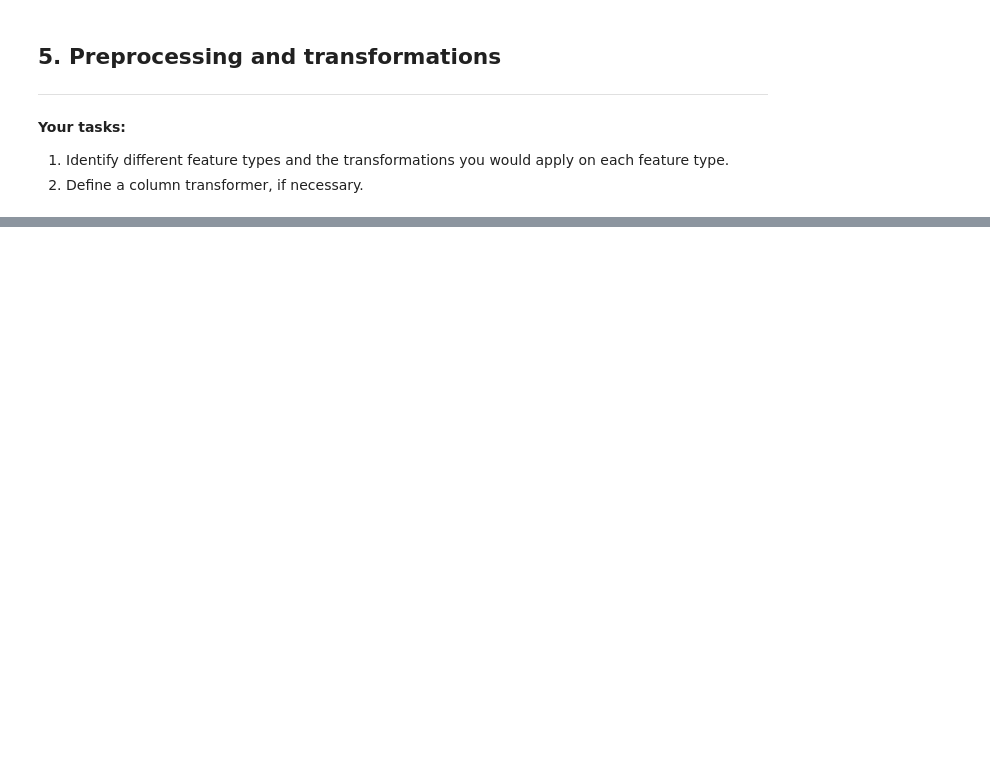
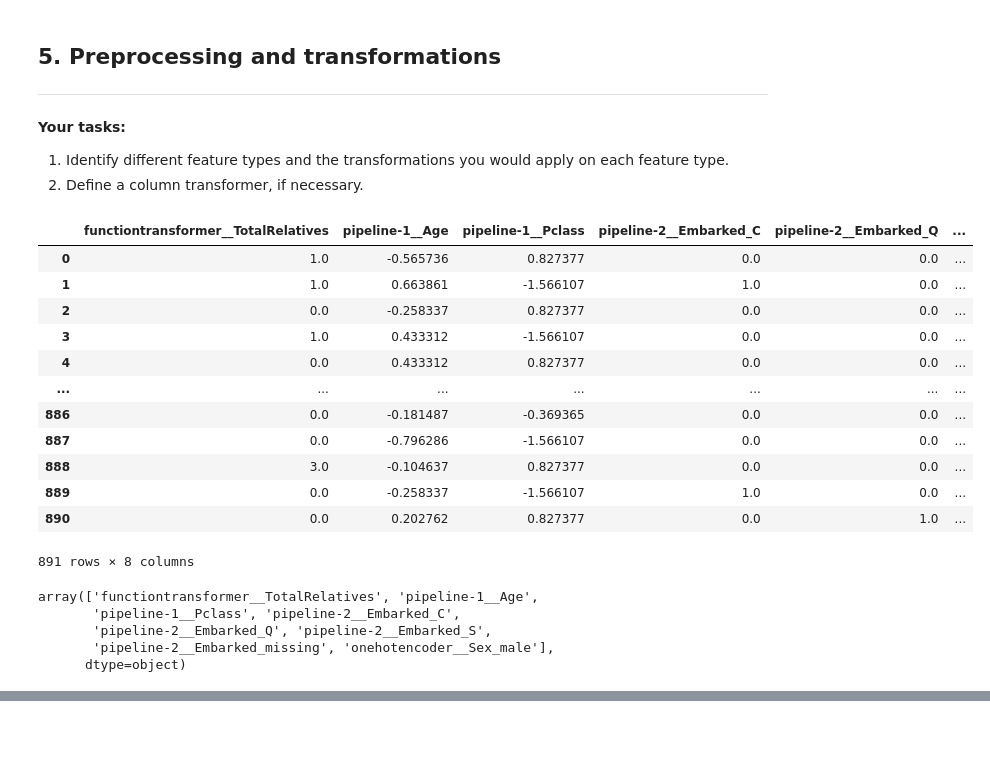
Before and after one commit to caden-maxwell/titanic_cs4320, a Jupyter notebook: final_report.ipynb, the cells around one changed output, grey strips where cells are left out. Saved outputs shown, nothing was run; the diff lists cells and outputs as text; code cells hidden in the pictures; blank space fills up the shorter version.

```diff
--- a/final_report.ipynb
+++ b/final_report.ipynb
@@ -189,4 +187,63 @@ def get_total_relatives(df):
 
 1. Identify different feature types and the transformations you would apply on each feature type.
 2. Define a column transformer, if necessary.
+# %%
+def get_total_relatives(df: pd.DataFrame):
+    df["TotalRelatives"] = df["SibSp"] + df["Parch"]
+    return df[["TotalRelatives"]]
+
+numeric_pipe = make_pipeline(
+    SimpleImputer(strategy="median"),
+    StandardScaler()
+)
+numeric_features = ["Age", "Pclass"]
+
+categorical_pipe = make_pipeline(
+    SimpleImputer(strategy="constant", fill_value="missing"),
+    OneHotEncoder(handle_unknown="ignore")
+)
+categorical_features = ["Embarked"]
+binary_features = ["Sex"]
+drop_features = ["PassengerId", "Name", "Ticket", "Fare", "Cabin"]
+passthrough_features = []
+
+def f(self, in_feats):
+    return ["TotalRelatives"]
+
+preprocessor = make_column_transformer(
+    (
+        FunctionTransformer(get_total_relatives, validate=False, feature_names_out=f),
+        ["SibSp", "Parch"]
+    ),
+    (numeric_pipe, numeric_features),
+    (categorical_pipe, categorical_features),
+    (OneHotEncoder(drop="if_binary"), binary_features),
+    ("drop", drop_features),
+    ("passthrough", passthrough_features)
+)
+
+res = preprocessor.fit_transform(X, y)
+pd.DataFrame(res, columns=preprocessor.get_feature_names_out())
+# %% [output]
+|  | functiontransformer__TotalRelatives | pipeline-1__Age | pipeline-1__Pclass | pipeline-2__Embarked_C | pipeline-2__Embarked_Q | ... |
+| 0 | 1.0 | -0.565736 | 0.827377 | 0.0 | 0.0 | ... |
+| 1 | 1.0 | 0.663861 | -1.566107 | 1.0 | 0.0 | ... |
+| 2 | 0.0 | -0.258337 | 0.827377 | 0.0 | 0.0 | ... |
+| 3 | 1.0 | 0.433312 | -1.566107 | 0.0 | 0.0 | ... |
+| 4 | 0.0 | 0.433312 | 0.827377 | 0.0 | 0.0 | ... |
+| ... | ... | ... | ... | ... | ... | ... |
+| 886 | 0.0 | -0.181487 | -0.369365 | 0.0 | 0.0 | ... |
+| 887 | 0.0 | -0.796286 | -1.566107 | 0.0 | 0.0 | ... |
+| 888 | 3.0 | -0.104637 | 0.827377 | 0.0 | 0.0 | ... |
+| 889 | 0.0 | -0.258337 | -1.566107 | 1.0 | 0.0 | ... |
+| 890 | 0.0 | 0.202762 | 0.827377 | 0.0 | 1.0 | ... |
+891 rows × 8 columns
+# %%
+preprocessor.get_feature_names_out()
+# %% [output]
+array(['functiontransformer__TotalRelatives', 'pipeline-1__Age',
+       'pipeline-1__Pclass', 'pipeline-2__Embarked_C',
+       'pipeline-2__Embarked_Q', 'pipeline-2__Embarked_S',
+       'pipeline-2__Embarked_missing', 'onehotencoder__Sex_male'],
+      dtype=object)
 # %%
```
Also changed, not shown: parts of 13 cells of this notebook.
